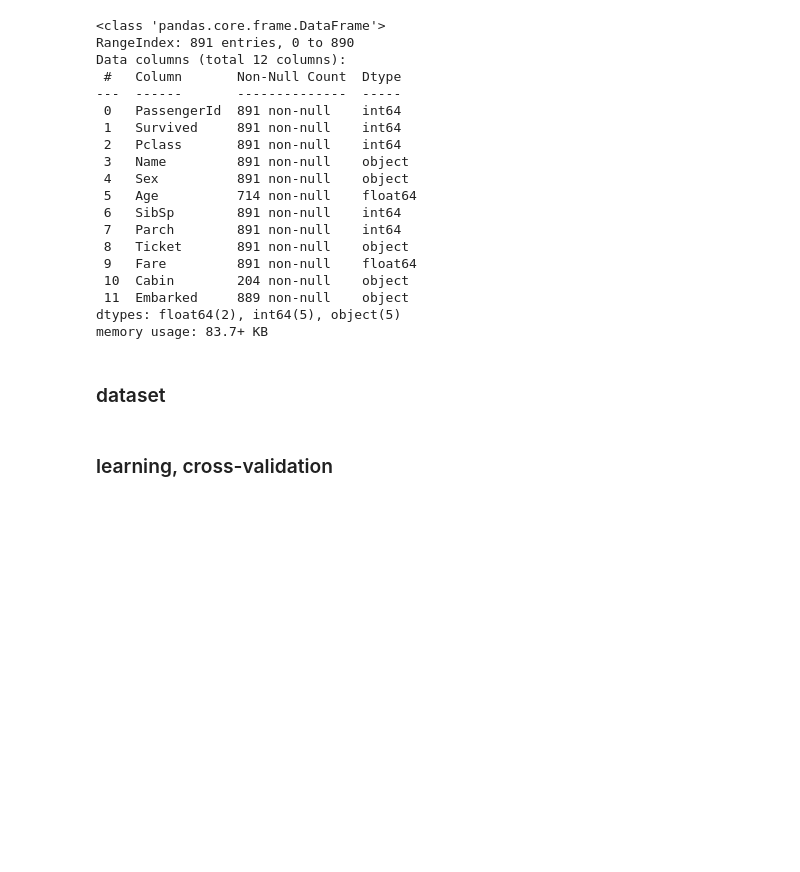
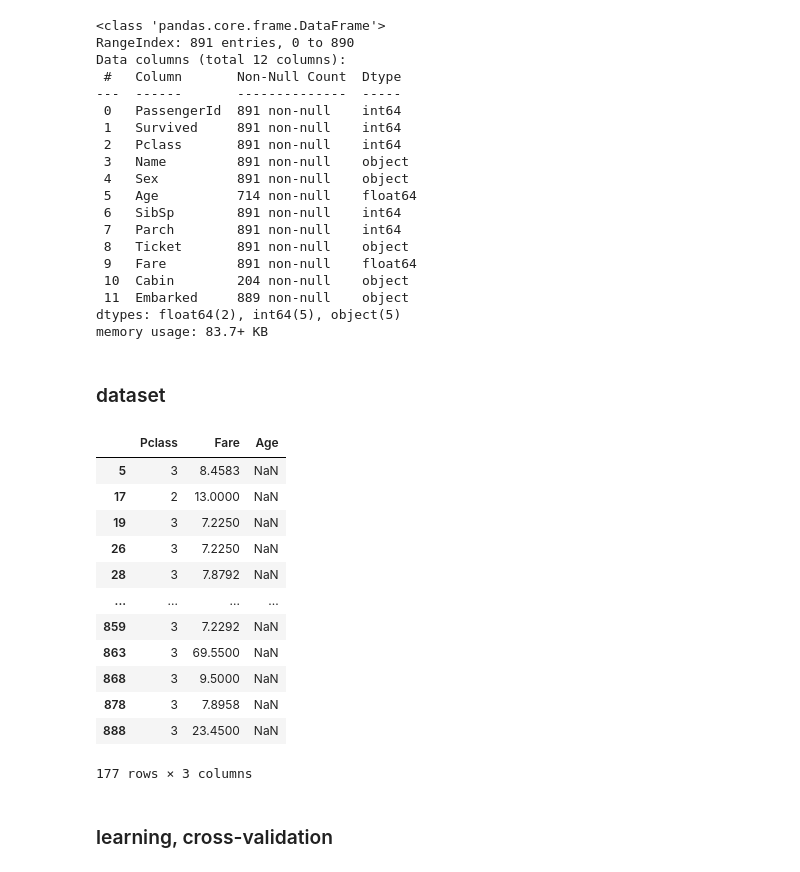
Before and after one commit to f00l1531252/DS-Python, a Jupyter notebook: kaggle/titanic/titanic.ipynb, the cells around one changed output. Cells and saved outputs as stored; diff of their text form; code cells hidden in the pictures; blank space fills up the shorter version.

```diff
--- a/kaggle/titanic/titanic.ipynb
+++ b/kaggle/titanic/titanic.ipynb
@@ -41,6 +41,22 @@ memory usage: 83.7+ KB
 ### dataset
 # %%
 x_train, y_train, id_train = df_train[['Pclass', 'Fare', 'Age']], df_train[['Survived']], df_train[['PassengerId']]
+# %%
+x_train[x_train['Age'].isna()]
+# %% [output]
+|  | Pclass | Fare | Age |
+| 5 | 3 | 8.4583 | NaN |
+| 17 | 2 | 13.0000 | NaN |
+| 19 | 3 | 7.2250 | NaN |
+| 26 | 3 | 7.2250 | NaN |
+| 28 | 3 | 7.8792 | NaN |
+| ... | ... | ... | ... |
+| 859 | 3 | 7.2292 | NaN |
+| 863 | 3 | 69.5500 | NaN |
+| 868 | 3 | 9.5000 | NaN |
+| 878 | 3 | 7.8958 | NaN |
+| 888 | 3 | 23.4500 | NaN |
+177 rows × 3 columns
 # %% [markdown]
 ### learning, cross-validation
 # %%
```
Also changed, not shown: parts of 2 cells of this notebook, 4 other files.
